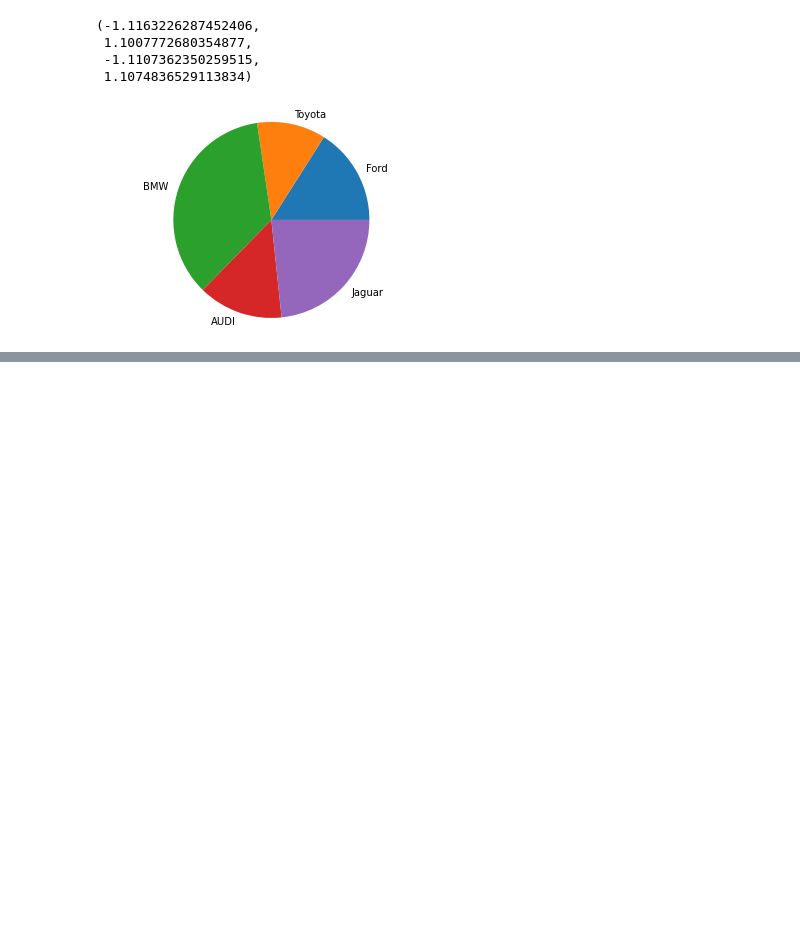
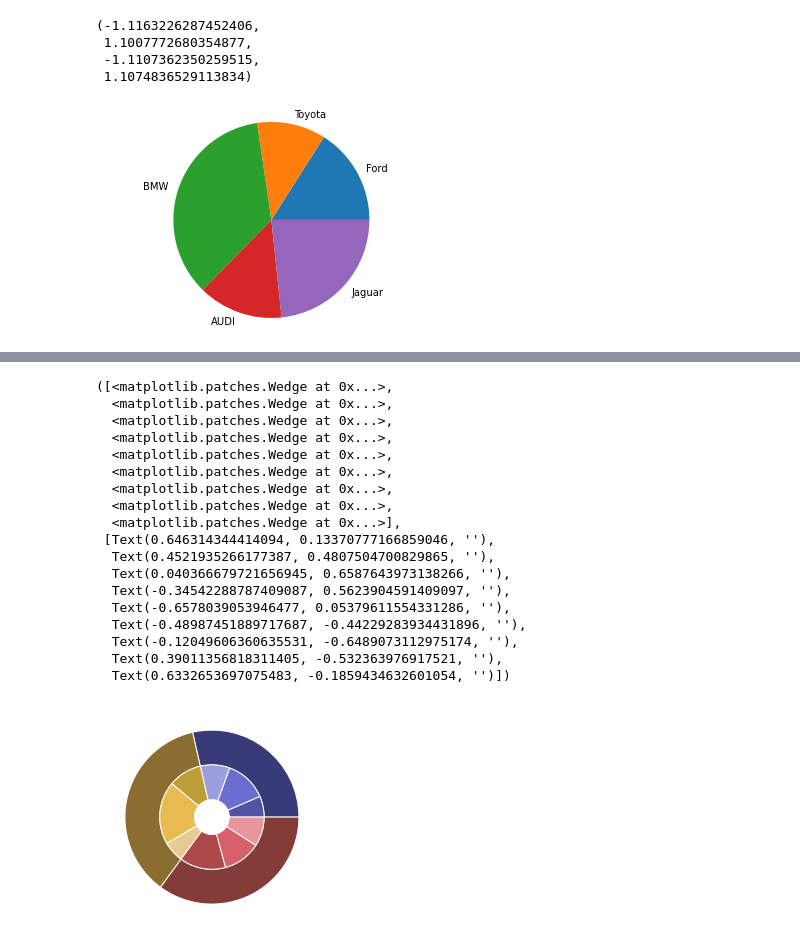
Before and after one commit to RustemDiveev/algo_python, a Jupyter notebook: matplotlib/4_data_vizualization.ipynb, the cells around one changed output, grey strips where cells are left out. Saved outputs shown, nothing was run; the diff lists cells and outputs as text; code cells hidden in the pictures; blank space fills up the shorter version.

```diff
--- a/matplotlib/4_data_vizualization.ipynb
+++ b/matplotlib/4_data_vizualization.ipynb
@@ -409,0 +418,46 @@ ax.pie(
+# %%
+# Вложенные круговые диаграммы
+"""
+    Состоит из двух компонент:
+        внутренняя - детальное представление информации
+        внешняя - суммарное представление информации по заданным областям
+"""
+
+fig, ax = plt.subplots()
+offset = 0.4
+data = np.array([[5, 10, 7], [8, 15, 5], [11, 9, 7]])
+cmap = plt.get_cmap('tab20b')
+b_colors = cmap(np.array([0, 8, 12]))
+sm_colors = cmap(np.array([1, 2, 3, 9, 10, 11, 13, 14, 15]))
+ax.pie(
+    data.sum(axis=1),
+    radius=1,
+    colors=b_colors,
+    wedgeprops=dict(width=offset, edgecolor='w')
+)
+ax.pie(
+    data.flatten(),
+    radius=1-offset,
+    colors=sm_colors,
+    wedgeprops=dict(width=offset, edgecolor='w')
+)
+# %% [output]
+([<matplotlib.patches.Wedge at 0x...>,
+  <matplotlib.patches.Wedge at 0x...>,
+  <matplotlib.patches.Wedge at 0x...>,
+  <matplotlib.patches.Wedge at 0x...>,
+  <matplotlib.patches.Wedge at 0x...>,
+  <matplotlib.patches.Wedge at 0x...>,
+  <matplotlib.patches.Wedge at 0x...>,
+  <matplotlib.patches.Wedge at 0x...>,
+  <matplotlib.patches.Wedge at 0x...>],
+ [Text(0.646314344414094, 0.13370777166859046, ''),
+  Text(0.4521935266177387, 0.4807504700829865, ''),
+  Text(0.040366679721656945, 0.6587643973138266, ''),
+  Text(-0.34542288787409087, 0.5623904591409097, ''),
+  Text(-0.6578039053946477, 0.05379611554331286, ''),
+  Text(-0.48987451889717687, -0.44229283934431896, ''),
+  Text(-0.12049606360635531, -0.6489073112975174, ''),
+  Text(0.39011356818311405, -0.532363976917521, ''),
+  Text(0.6332653697075483, -0.1859434632601054, '')])
+[figure, added]
```
Also changed, not shown: parts of 7 cells of this notebook.
